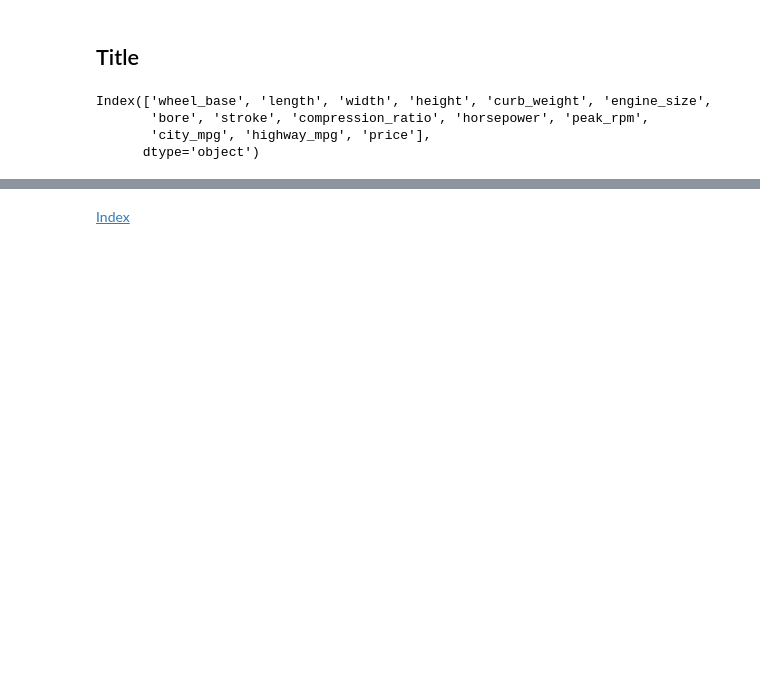
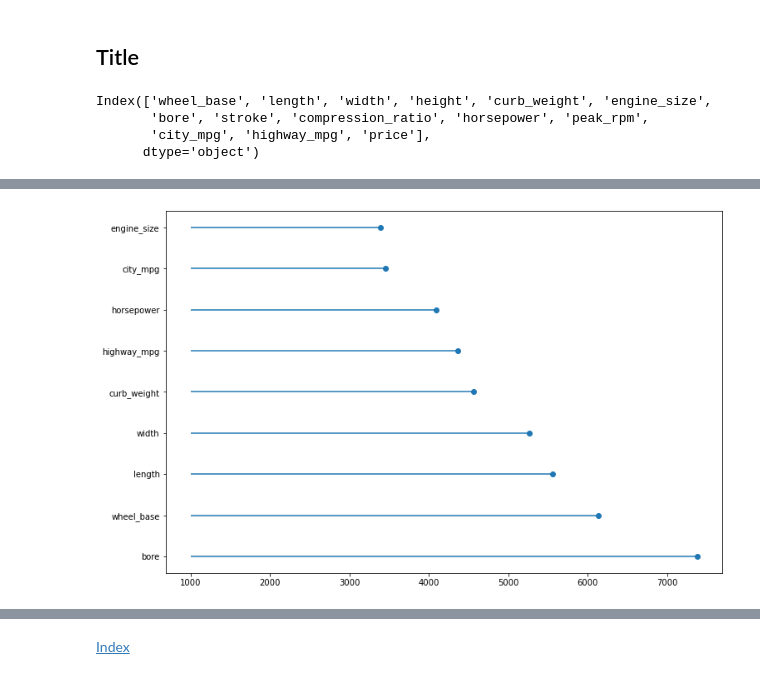
Before and after one commit to xcrusader/DQproject17, a Jupyter notebook: Test.ipynb, the cells around one changed output, grey strips where cells are left out. Cells and saved outputs as stored; diff of their text form; code cells hidden in the pictures; blank space fills up the shorter version.

```diff
--- a/Test.ipynb
+++ b/Test.ipynb
@@ -459,0 +466,12 @@ plt.show()
+# %%
+fig=plt.figure(figsize=(12,8))
+ax=fig.add_subplot(111)
+ax.hlines(y=rmse_mean.index,xmin=1000,xmax=rmse_mean)
+ax.scatter(y=rmse_mean.index,x=rmse_mean)
+
+# for i in range(len(rmse_mean)):
+#     ax.text(s=rmse_mean[i],x=rmse_mean[i],y=rmse_mean.index(rmse_mean[i]))
+#     print(x,y)
+plt.show()
+# %% [output]
+[figure, added]
```
Also changed, not shown: parts of 58 cells of this notebook.
